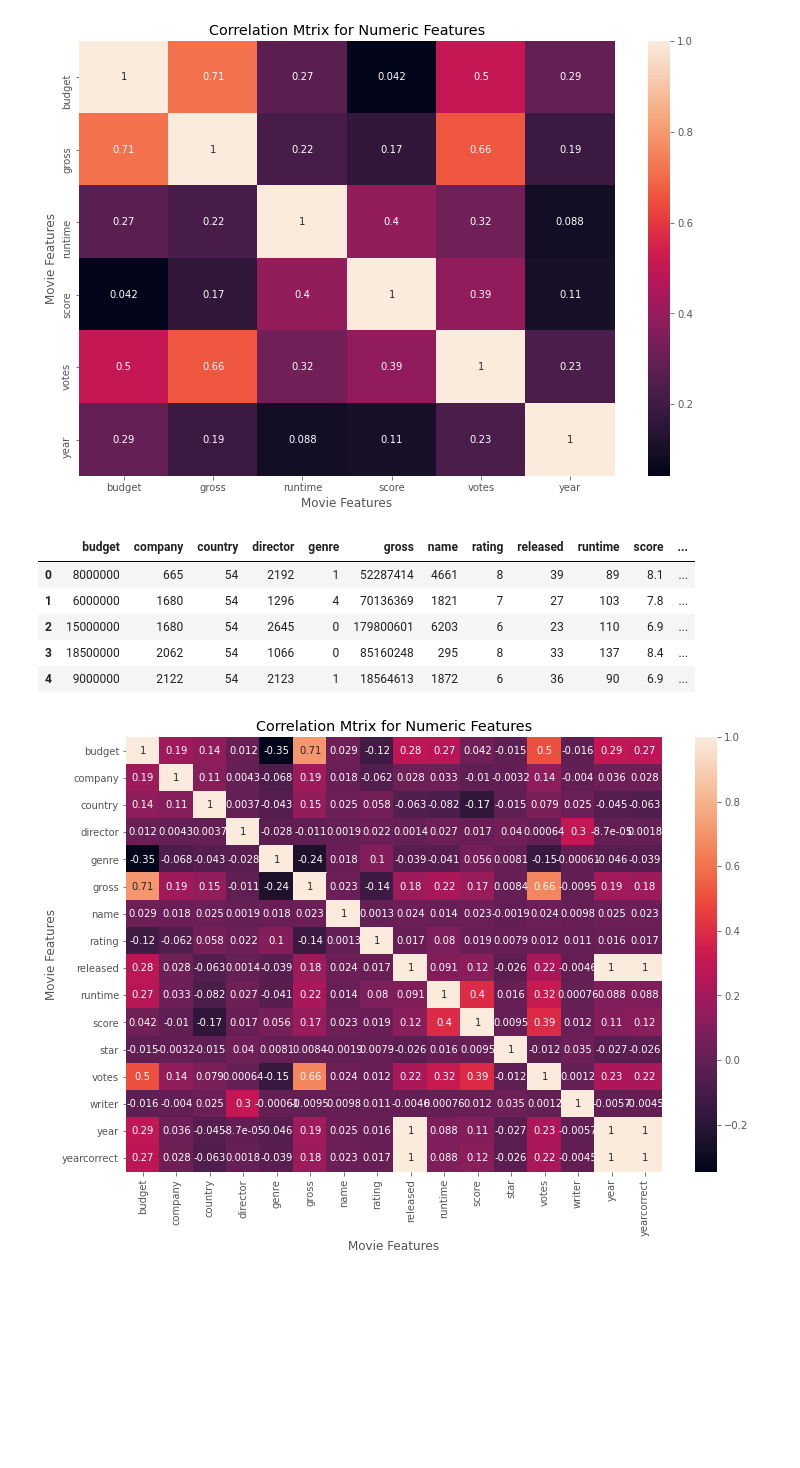
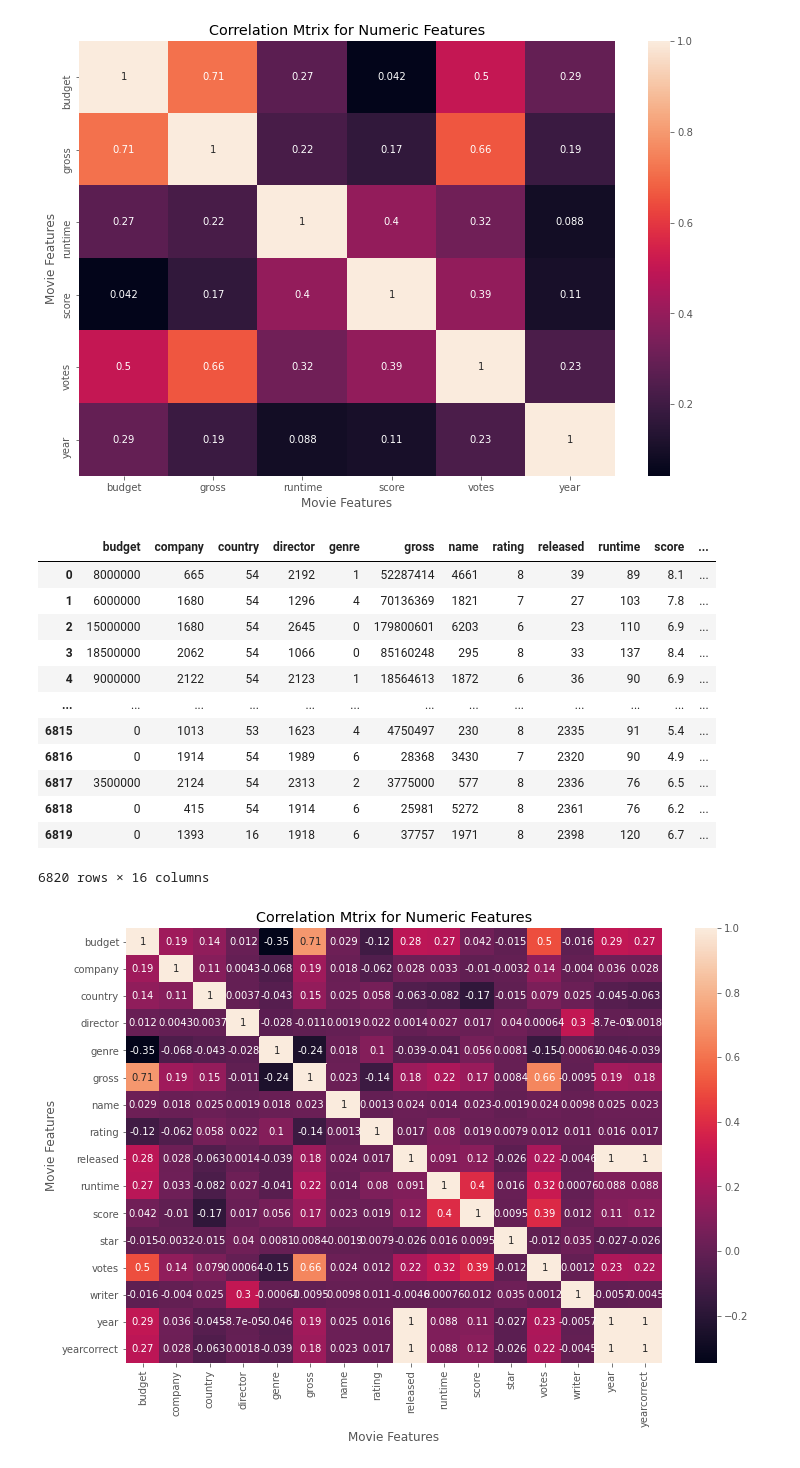
Before and after one commit to paslamu/Data-Analysis-Projects, a Jupyter notebook: Python_Projects/Movies_Project.ipynb, the cells around one changed output. Drawn from its saved outputs; the diff is of its cells as text; code cells hidden in the pictures; blank space fills up the shorter version.

```diff
--- a/Python_Projects/Movies_Project.ipynb
+++ b/Python_Projects/Movies_Project.ipynb
@@ -220,21 +220,29 @@ plt.show()
 [figure]
 # %%
 # Converting all the 'object' data types to 'numeric' for further analysis of the correlation
-movies_numerized= movies
+movies_numerized = movies
 
-for col_name in movies.numerized.columns:
+
+for col_name in movies_numerized.columns:
     if(movies_numerized[col_name].dtype == 'object'):
-        movies_numerized[col_name] = movies_numerized[col_name].astype('category')
+        movies_numerized[col_name]= movies_numerized[col_name].astype('category')
         movies_numerized[col_name] = movies_numerized[col_name].cat.codes
 
-movies_numerized.head()
+movies_numerized
 # %% [output]
 |  | budget | company | country | director | genre | gross | name | rating | released | runtime | score | ... |
 | 0 | 8000000 | 665 | 54 | 2192 | 1 | 52287414 | 4661 | 8 | 39 | 89 | 8.1 | ... |
 | 1 | 6000000 | 1680 | 54 | 1296 | 4 | 70136369 | 1821 | 7 | 27 | 103 | 7.8 | ... |
 | 2 | 15000000 | 1680 | 54 | 2645 | 0 | 179800601 | 6203 | 6 | 23 | 110 | 6.9 | ... |
 | 3 | 18500000 | 2062 | 54 | 1066 | 0 | 85160248 | 295 | 8 | 33 | 137 | 8.4 | ... |
 | 4 | 9000000 | 2122 | 54 | 2123 | 1 | 18564613 | 1872 | 6 | 36 | 90 | 6.9 | ... |
+| ... | ... | ... | ... | ... | ... | ... | ... | ... | ... | ... | ... | ... |
+| 6815 | 0 | 1013 | 53 | 1623 | 4 | 4750497 | 230 | 8 | 2335 | 91 | 5.4 | ... |
+| 6816 | 0 | 1914 | 54 | 1989 | 6 | 28368 | 3430 | 7 | 2320 | 90 | 4.9 | ... |
+| 6817 | 3500000 | 2124 | 54 | 2313 | 2 | 3775000 | 577 | 8 | 2336 | 76 | 6.5 | ... |
+| 6818 | 0 | 415 | 54 | 1914 | 6 | 25981 | 5272 | 8 | 2361 | 76 | 6.2 | ... |
+| 6819 | 0 | 1393 | 16 | 1918 | 6 | 37757 | 1971 | 8 | 2398 | 120 | 6.7 | ... |
+6820 rows × 16 columns
 # %%
 # Plotting heatmap to view the maximum correlated movie features
 correlation_matrix= movies_numerized.corr(method= 'pearson')
```
Also changed, not shown: parts of 3 cells of this notebook.
